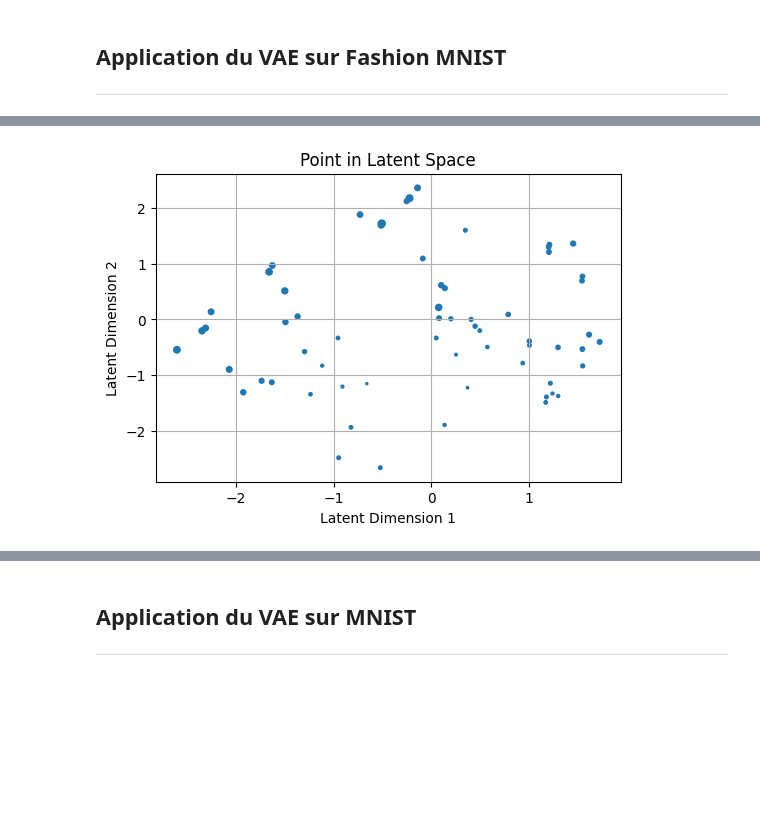
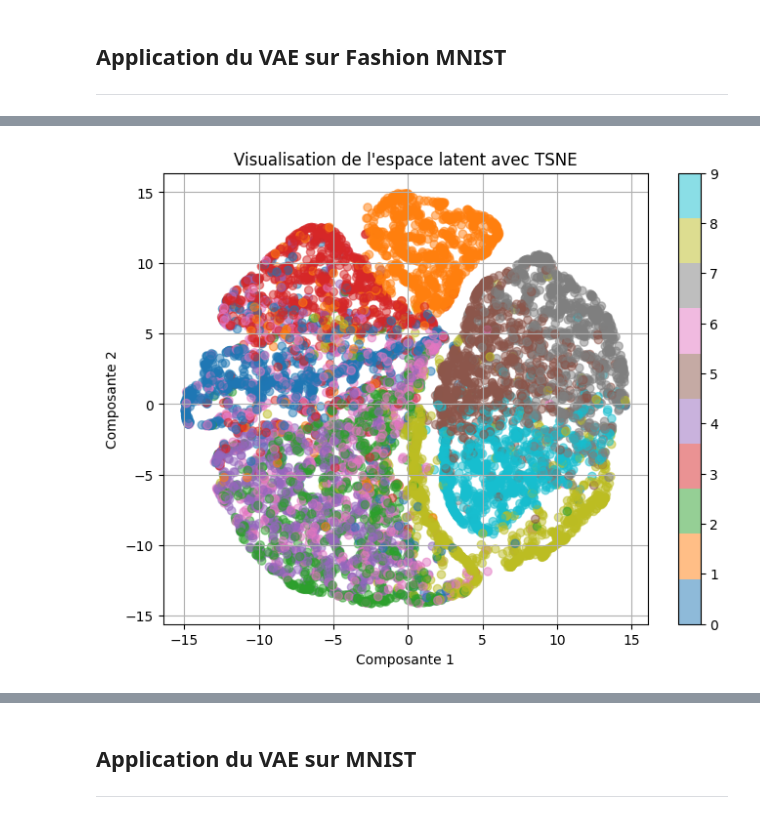
Before and after one commit to Jalalbaim/Auto-Encoder, a Jupyter notebook: Variational_Auto_Encoder_.ipynb, the cells around one changed output, grey strips where cells are left out. Saved outputs shown, nothing was run; the diff lists cells and outputs as text; code cells hidden in the pictures; blank space fills up the shorter version.

```diff
--- a/Variational_Auto_Encoder_.ipynb
+++ b/Variational_Auto_Encoder_.ipynb
@@ -377,27 +413,4 @@ visualize_latent_space(vae_FMNIST, test_dataloader, device)
-# %%
-vae_FMNIST.eval()
-
-data, _ = next(iter(test_dataloader))
-data = data.to(device)
-
-with torch.no_grad():
-    _, z_mean, z_log_var, _ = vae_FMNIST(data)
-
-    z_var = torch.exp(z_log_var)
-
-    # Calculate point sizes (proportional to the variance)
-    point_sizes = z_var.cpu().numpy() * 1000  # Adjust scaling factor to taste
-
-    # Ensure point_sizes is scalar or matches the number of points
-    #point_sizes = np.maximum(point_sizes,)  # Ensure minimal visible size
-
-    # Plot the first two dimensions of z_mean in the latent space
-    plt.figure(figsize=(6, 4))
-    plt.scatter(z_mean.cpu().numpy()[:, 0], z_mean.cpu().numpy()[:, 1], s=point_sizes[:,0])
-    plt.xlabel('Latent Dimension 1')
-    plt.ylabel('Latent Dimension 2')
-    plt.title('Point in Latent Space')
-    plt.grid(True)
-    plt.show()
-# %% [output]
-[figure, removed]
+# %%
+visualize_latent_space(vae_FMNIST, test_dataloader, device,method='tsne')
+# %% [output]
+[figure, added]
```
Also changed, not shown: parts of 35 cells of this notebook.
